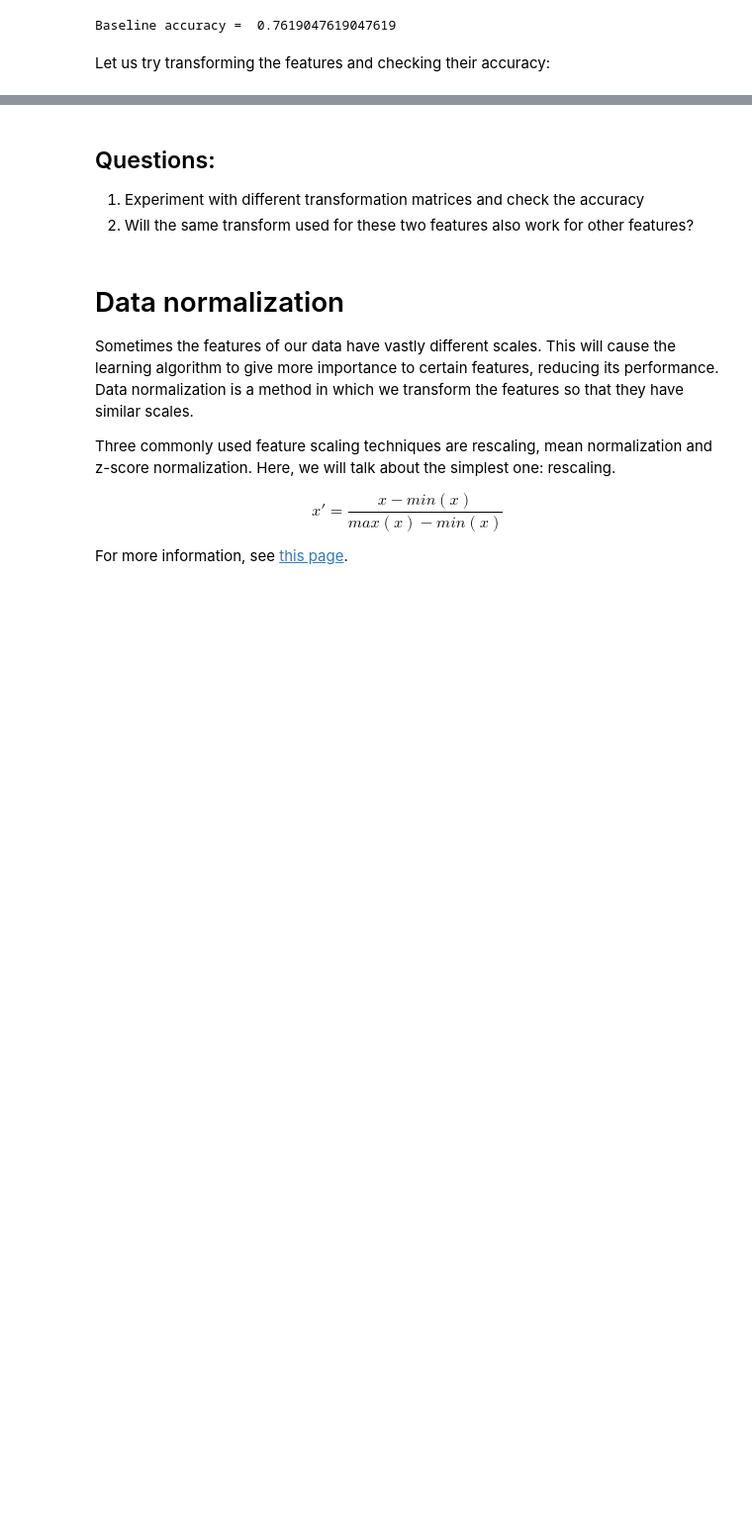
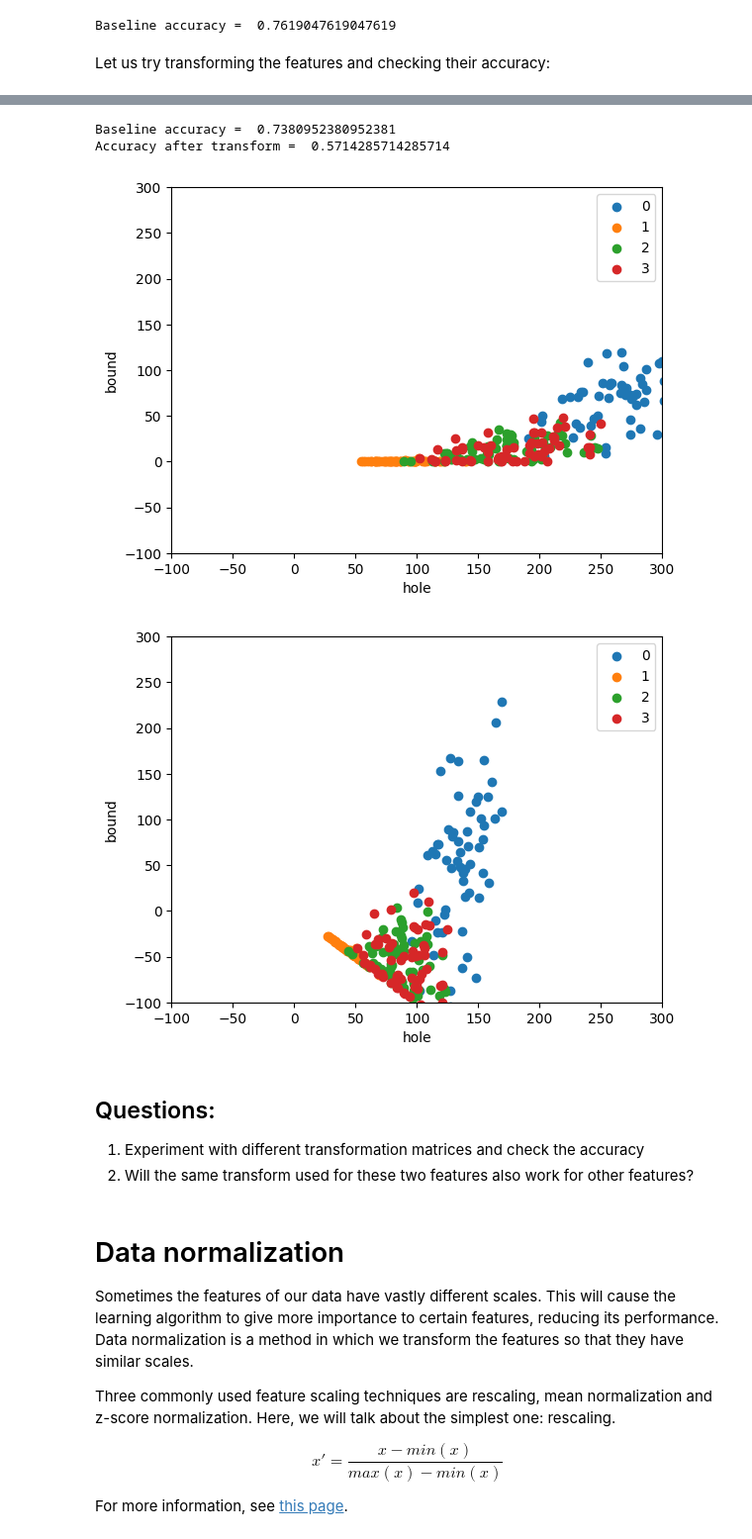
Before and after one commit to salonishenoy/AIMLcourse, a Jupyter notebook: AIML_Module_1_Lab_4_Transforming_data_using_linear_algebra.ipynb, the cells around one changed output, grey strips where cells are left out. Shown at 99% size. Drawn from its saved outputs; the diff is of its cells as text; code cells hidden in the pictures; blank space fills up the shorter version.

```diff
--- a/AIML_Module_1_Lab_4_Transforming_data_using_linear_algebra.ipynb
+++ b/AIML_Module_1_Lab_4_Transforming_data_using_linear_algebra.ipynb
@@ -328,3 +363,41 @@ Accuracy after transform =  0.8095238095238095
+# %%
+# using hull and hole
+# training and test data
+train_feats = np.vstack((train_hull,train_hole)).transpose()
+test_feats = np.vstack((test_hull, test_hole)).transpose()
+
+# plotting the features
+xlim=[-100,300]
+ylim=[-100,300]
+fig, ax = plotData(train_feats, train_y)
+ax.set_xlim(xlim)
+ax.set_ylim(ylim)
+
+# testing baseline accuracy
+test_pred = NN(train_feats, train_y, test_feats)
+acc = Accuracy(test_y, test_pred)
+print('Baseline accuracy = ', acc)
+
+# transforming
+transform = np.array([[0.5,-0.5],[0,2.5]])
+
+train_feats_t = np.matmul(train_feats, transform)
+test_feats_t = np.matmul(test_feats, transform)
+
+# plotting transformation
+fig, ax = plotData(train_feats_t, train_y)
+ax.set_xlim(xlim)
+ax.set_ylim(ylim)
+
+# testing transformation accuracy
+test_pred = NN(train_feats_t, train_y, test_feats_t)
+acc = Accuracy(test_y, test_pred)
+print('Accuracy after transform = ', acc)
+# %% [output]
+Baseline accuracy =  0.7380952380952381
+Accuracy after transform =  0.5714285714285714
+[figure, added]
+[figure, added]
 # %% [markdown]
 ## Questions:
 1. Experiment with different transformation matrices and check the accuracy
```
Also changed, not shown: parts of 7 cells of this notebook.
